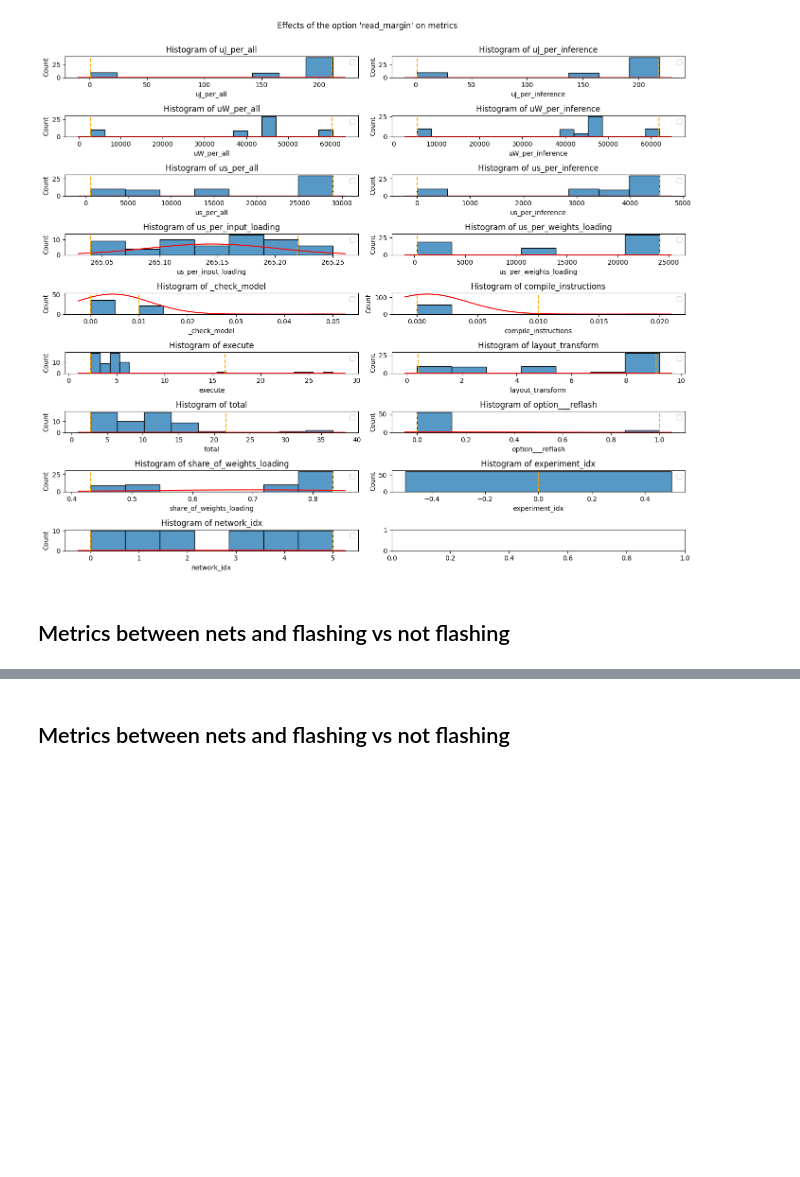
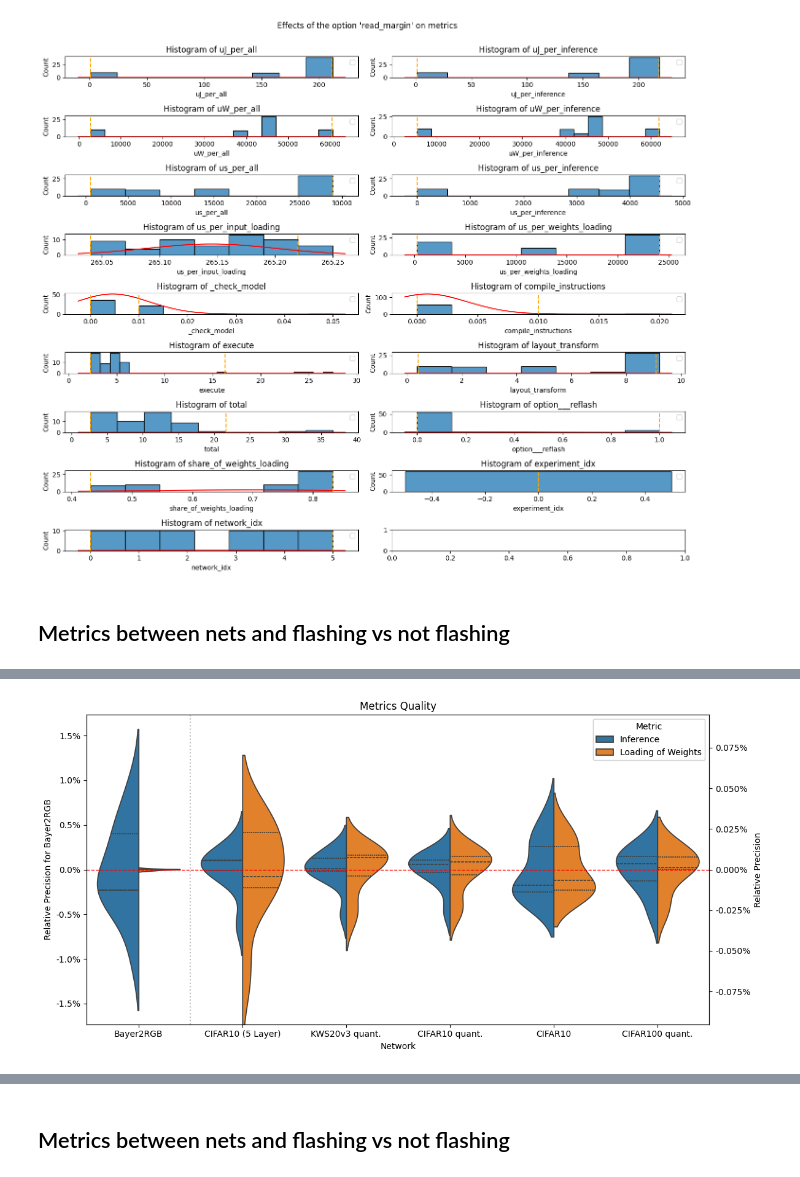
Before and after one commit to ekut-es/netdeployonnx, a Jupyter notebook: netdeployonnx/client/experiment.ipynb, the cells around one changed output, grey strips where cells are left out. Cells and saved outputs as stored; diff of their text form; code cells hidden in the pictures; blank space fills up the shorter version.

```diff
--- a/netdeployonnx/client/experiment.ipynb
+++ b/netdeployonnx/client/experiment.ipynb
@@ -117,0 +167,90 @@ plt.show()
+# %%
+# Melt the DataFrame to long format for easier plotting
+df_melted = df_clean.sort_values(by=['network_size']).melt(id_vars='Network', value_vars=metrics, var_name='Metric', value_name='Value')
+
+
+mean_values = df_melted.dropna(subset=['Value']).groupby(['Network', 'Metric'])['Value'].mean().reset_index()
+mean_values.rename(columns={'Value': 'Mean_Value'}, inplace=True)
+
+# Step 2: Merge to get the mean in the original DataFrame
+df_with_mean = df_melted.merge(mean_values, on=['Network', 'Metric'])
+
+# Step 3: Calculate the relative precision
+df_with_mean['Absolute Precision'] = df_with_mean['Value'] - df_with_mean['Mean_Value']
+df_with_mean['Relative Precision'] = df_with_mean['Absolute Precision'] / df_with_mean['Mean_Value'] * 100 # in percent
+
+# Step 4: Compute the logarithmic relative precision
+#df_with_mean['Log_Relative_Precision'] = np.log1p(df_with_mean['Relative_Precision'])
+
+print(df_with_mean)
+
+# Step 5: Calculate the t-test correction
+# Grouping by Network and Metric to get mean and standard deviation
+group_stats = df_with_mean.groupby(['Network', 'Metric'])['Relative Precision'].agg(['mean', 'std', 'count']).reset_index()
+
+# Step 6: Calculate the t-statistic and corrected values (e.g., confidence interval)
+# Assuming you want the confidence interval around the mean
+confidence = 0.95
+t_critical = stats.t.ppf((1 + confidence) / 2., group_stats['count'] - 1)  # Two-tailed
+group_stats['margin_of_error'] = t_critical * (group_stats['std'] / np.sqrt(group_stats['count']))
+group_stats['Lower_CI'] = group_stats['mean'] - group_stats['margin_of_error']
+group_stats['Upper_CI'] = group_stats['mean'] + group_stats['margin_of_error']
+
+print(group_stats)
+
+# Step 7: Create violin plots for logarithmic relative precision with swapped axes
+plt.figure(figsize=(12, 6))
+if 1:
+    ax = sns.violinplot(x='Network', y='Relative Precision', hue='Metric', data=df_with_mean[df_with_mean["Network"] == "Bayer2RGB"],
+                   split=True,
+                   width=0.8,        # Increase width (default is usually 0.8)
+                   inner='quartile', # Shows quartile marks inside
+                   density_norm='width',
+                   )  # Set inner=None to avoid drawing the boxplot
+    ax.set_ylabel("Relative Precision for Bayer2RGB")
+    ax.yaxis.set_major_formatter(lambda x, pos: f'{x:.1f}%')
+
+
+    # now the rest of the plots
+    plt.axvline(x=0.5, color='gray', linestyle=':', alpha=0.5)
+    ax2 = ax.twinx()
+    sns.violinplot(x='Network', y='Relative Precision', hue='Metric', data=df_with_mean[df_with_mean["Network"] != "Bayer2RGB"],
+                   split=True,
+                   width=0.8,        # Increase width (default is usually 0.8)
+                   inner='quartile', # Shows quartile marks inside
+                   density_norm='width',
+                   ax=ax2,
+                   )  # Set inner=None to avoid drawing the boxplot
+    ax2.set_ylabel("Relative Precision")
+    ax2.yaxis.set_major_formatter(lambda x, pos: f'{x:.3f}%')
+
+    ylim1 = ax.get_ylim()
+    ylim2 = ax2.get_ylim()
+
+    # Find the relative position of 0 in data coordinates for both axes
+    zero_pos1 = -ylim1[0] / (ylim1[1] - ylim1[0])  # relative position of 0 in axis 1
+    zero_pos2 = -ylim2[0] / (ylim2[1] - ylim2[0])  # relative position of 0 in axis 2
+
+    # if the scaling of ylim1 is more favorable, use by setting extendable_axis = ax2
+    extendable_axis = ax2  # or ax, depending on which one you want to move
+    current_range = ylim2[1] - ylim2[0]  # preserve the range
+
+    # Shift the limits to align 0 while preserving the range
+    ylim_min = -(zero_pos1 * current_range)
+    ylim_max = ylim_min + current_range
+
+    extendable_axis.set_ylim(ylim_min, ylim_max)
+else:
+    sns.swarmplot(x='Network', y='Relative_Precision', hue='Metric', data=df_with_mean)
+
+# Set x-ticks and rotate labels
+#plt.xticks(rotation=45)
+plt.title(f'Metrics Quality')
+plt.ylabel('Relative Precision')
+plt.xlabel('Network')
+plt.axhline(0, color='red', linestyle='--', linewidth=1)  # Add a line at y=0 for reference
+plt.legend(title='Metric')
+plt.tight_layout()
+plt.show()
+plt.savefig(figures_path / "05_repetition_metrics_per_network_accuracy.pdf", format='pdf')
+# %% [output]
@@ -117,0 +274 @@ plt.show()
+[figure, added]
```
Also changed, not shown: parts of 9 cells of this notebook.
